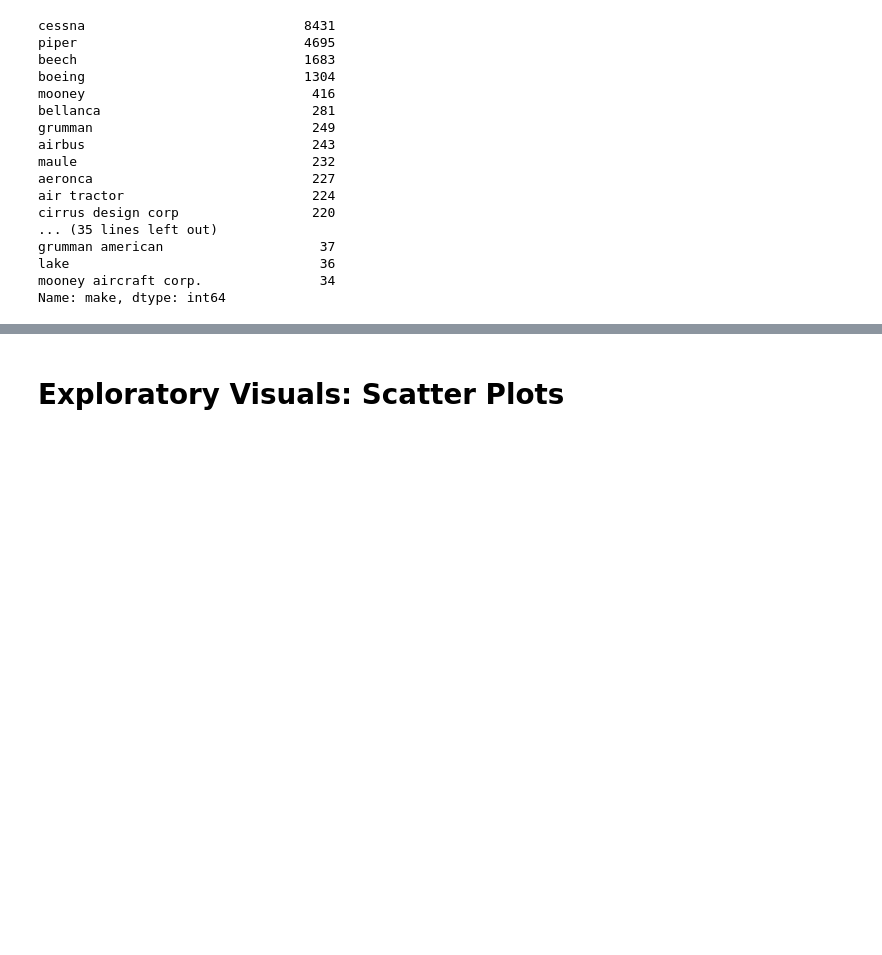
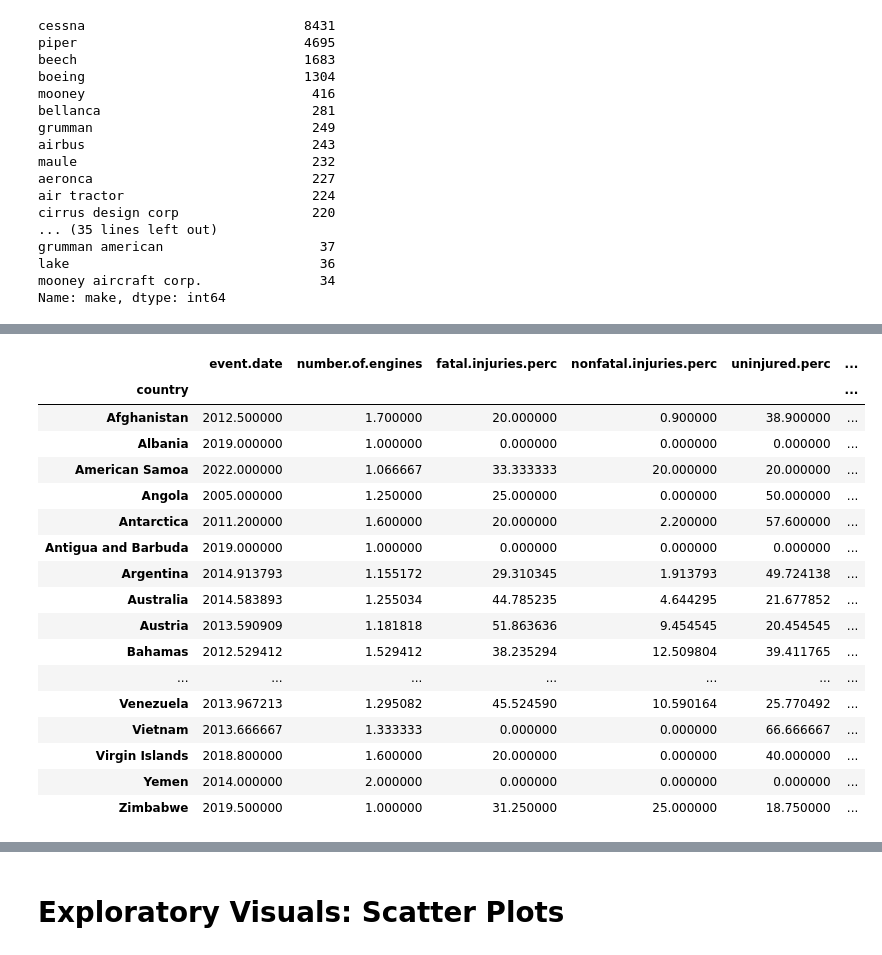
Before and after one commit to pyamin1878/Airline_DS_Project, a Jupyter notebook: Notebooks/shelley_working_notebook.ipynb, the cells around one changed output, grey strips where cells are left out. Cells and saved outputs as stored; diff of their text form; code cells hidden in the pictures; blank space fills up the shorter version.

```diff
--- a/Notebooks/shelley_working_notebook.ipynb
+++ b/Notebooks/shelley_working_notebook.ipynb
@@ -553,0 +828,3 @@ dtype: int64
+# %%
+df_subset2['aircraft.damage.scale'] = df_subset2['aircraft.damage'].map(aircraft_damage_numbers)
+df_subset2['aircraft.damage.scale'].value_counts()
@@ -581,2 +861,40 @@ make_series.lower()
+# %%
+def typos(x):
+    if "air tractor" in x:
+        return "air tractor"
+    elif "cessna" in x:
+        return "cessna"
+    elif "piper" in x:
+        return "piper"
+    elif "beech" in x:
+        return "beech"
+    elif "boeing" in x:
+        return "boeing"
+    elif "mooney" in x:
+        return "mooney"
+    elif "grumman" in x:
+        return "grumman"
+    elif "airbus" in x:
+        return "airbus"
+    elif "aeronca" in x:
+        return "aeronca"
+    elif "cirrus" in x:
+        return "cirrus"
+    elif "champion" in x:
+        return "american champion"
+    elif "embraer" in x:
+        return "embraer"
+    elif "havilland" in x:
+        return "dehavilland"
+    elif "aviat" in x:
+        return "aviat"
+    elif "diamond" in x:
+        return "diamond"
+    elif "ercoupe" in x:
+        return "ercoupe"
+    else:
+        return x
+
+df_subset2['make'] = df_subset2['make'].map(typos)
 # %%
 df_subset2.to_csv('../Data/subset2.csv')
@@ -582,0 +987,21 @@ df_subset2.to_csv('../Data/subset2.csv')
+# %%
+df_subset2.groupby('country').mean()
+# %% [output]
+|  | event.date | number.of.engines | fatal.injuries.perc | nonfatal.injuries.perc | uninjured.perc | ... |
+| country |  |  |  |  |  | ... |
+| Afghanistan | 2012.500000 | 1.700000 | 20.000000 | 0.900000 | 38.900000 | ... |
+| Albania | 2019.000000 | 1.000000 | 0.000000 | 0.000000 | 0.000000 | ... |
+| American Samoa | 2022.000000 | 1.066667 | 33.333333 | 20.000000 | 20.000000 | ... |
+| Angola | 2005.000000 | 1.250000 | 25.000000 | 0.000000 | 50.000000 | ... |
+| Antarctica | 2011.200000 | 1.600000 | 20.000000 | 2.200000 | 57.600000 | ... |
+| Antigua and Barbuda | 2019.000000 | 1.000000 | 0.000000 | 0.000000 | 0.000000 | ... |
+| Argentina | 2014.913793 | 1.155172 | 29.310345 | 1.913793 | 49.724138 | ... |
+| Australia | 2014.583893 | 1.255034 | 44.785235 | 4.644295 | 21.677852 | ... |
+| Austria | 2013.590909 | 1.181818 | 51.863636 | 9.454545 | 20.454545 | ... |
+| Bahamas | 2012.529412 | 1.529412 | 38.235294 | 12.509804 | 39.411765 | ... |
+| ... | ... | ... | ... | ... | ... | ... |
+| Venezuela | 2013.967213 | 1.295082 | 45.524590 | 10.590164 | 25.770492 | ... |
+| Vietnam | 2013.666667 | 1.333333 | 0.000000 | 0.000000 | 66.666667 | ... |
+| Virgin Islands | 2018.800000 | 1.600000 | 20.000000 | 0.000000 | 40.000000 | ... |
+| Yemen | 2014.000000 | 2.000000 | 0.000000 | 0.000000 | 0.000000 | ... |
+| Zimbabwe | 2019.500000 | 1.000000 | 31.250000 | 25.000000 | 18.750000 | ... |
```
Also changed, not shown: parts of 76 cells of this notebook, 2 other files.
